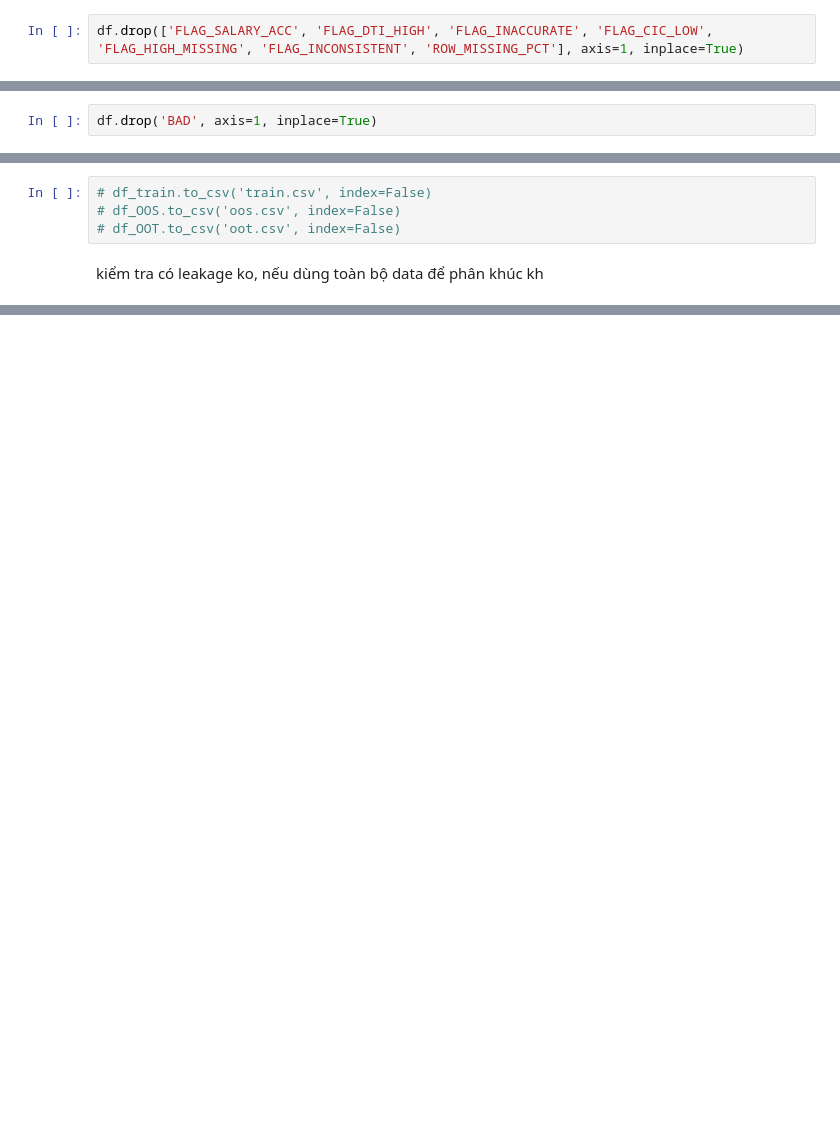
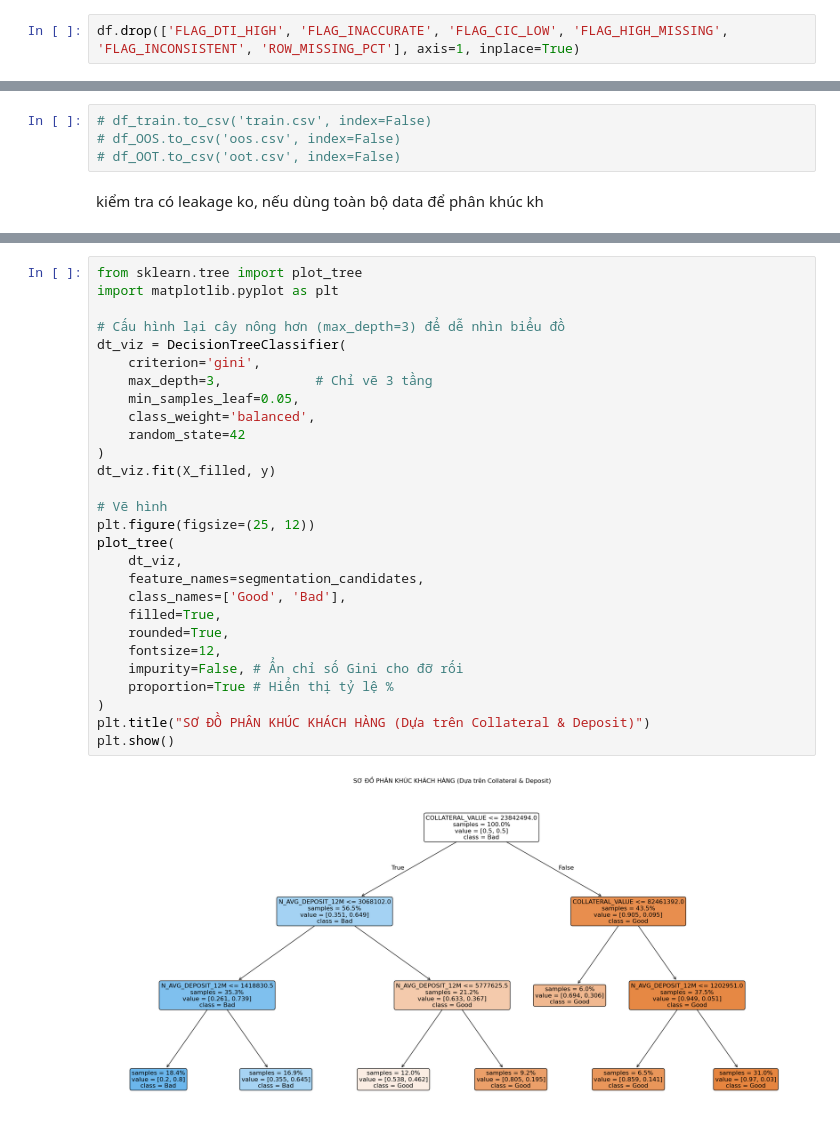
Before and after one commit to ToanNguyn/Khoa-luan, a Jupyter notebook: prep.ipynb, the cells around one changed output, grey strips where cells are left out. Drawn from its saved outputs; the diff is of its cells as text; blank space fills up the shorter version.

```diff
--- a/prep.ipynb
+++ b/prep.ipynb
@@ -390,5 +392,5 @@ df.shape
 # %%
-df.drop(['FLAG_SALARY_ACC', 'FLAG_DTI_HIGH', 'FLAG_INACCURATE', 'FLAG_CIC_LOW', 'FLAG_HIGH_MISSING', 'FLAG_INCONSISTENT', 'ROW_MISSING_PCT'], axis=1, inplace=True)
+df.drop(['FLAG_DTI_HIGH', 'FLAG_INACCURATE', 'FLAG_CIC_LOW', 'FLAG_HIGH_MISSING', 'FLAG_INCONSISTENT', 'ROW_MISSING_PCT'], axis=1, inplace=True)
 # %%
 df.columns
 # %% [output]
@@ -413,7 +409,5 @@ Index(['SOCIF', 'C_GIOITINH', 'BASE_AGE', 'TRINHDO', 'TTHONNHAN', 'SOHUUNHA',
        'SAMPLE_TYPE', 'FLAG_INVALID', 'FLAG_AGE_INVALID', 'FLAG_LTV_HIGH'],
       dtype='object')
-# %%
-df.drop('BAD', axis=1, inplace=True)
 # %%
 df_train = df[df['SAMPLE_TYPE'] == 'TRAIN']
 df_train_y = df_train['BAD_NEXT_12M']
@@ -528 +541,31 @@ print(importance_df)
+# %%
+from sklearn.tree import plot_tree
+import matplotlib.pyplot as plt
+
+# Cấu hình lại cây nông hơn (max_depth=3) để dễ nhìn biểu đồ
+dt_viz = DecisionTreeClassifier(
+    criterion='gini',
+    max_depth=3,            # Chỉ vẽ 3 tầng
+    min_samples_leaf=0.05,
+    class_weight='balanced',
+    random_state=42
+)
+dt_viz.fit(X_filled, y)
+
+# Vẽ hình
+plt.figure(figsize=(25, 12))
+plot_tree(
+    dt_viz,
+    feature_names=segmentation_candidates,
+    class_names=['Good', 'Bad'],
+    filled=True,
+    rounded=True,
+    fontsize=12,
+    impurity=False, # Ẩn chỉ số Gini cho đỡ rối
+    proportion=True # Hiển thị tỷ lệ %
+)
+plt.title("SƠ ĐỒ PHÂN KHÚC KHÁCH HÀNG (Dựa trên Collateral & Deposit)")
+plt.show()
+# %% [output]
+[figure, added]
 # %%
```
Also changed, not shown: parts of 58 cells of this notebook, 2 other files.
